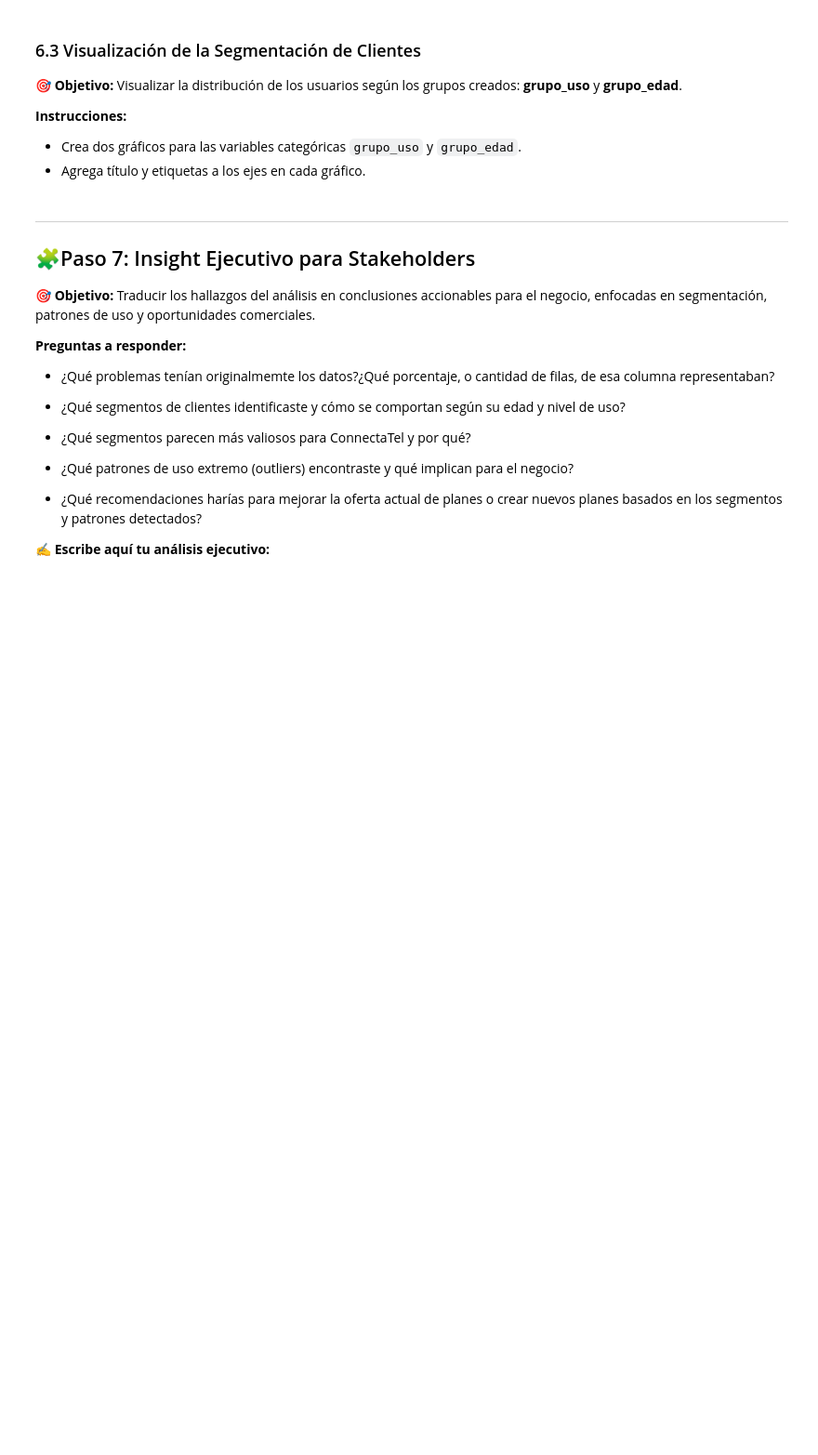
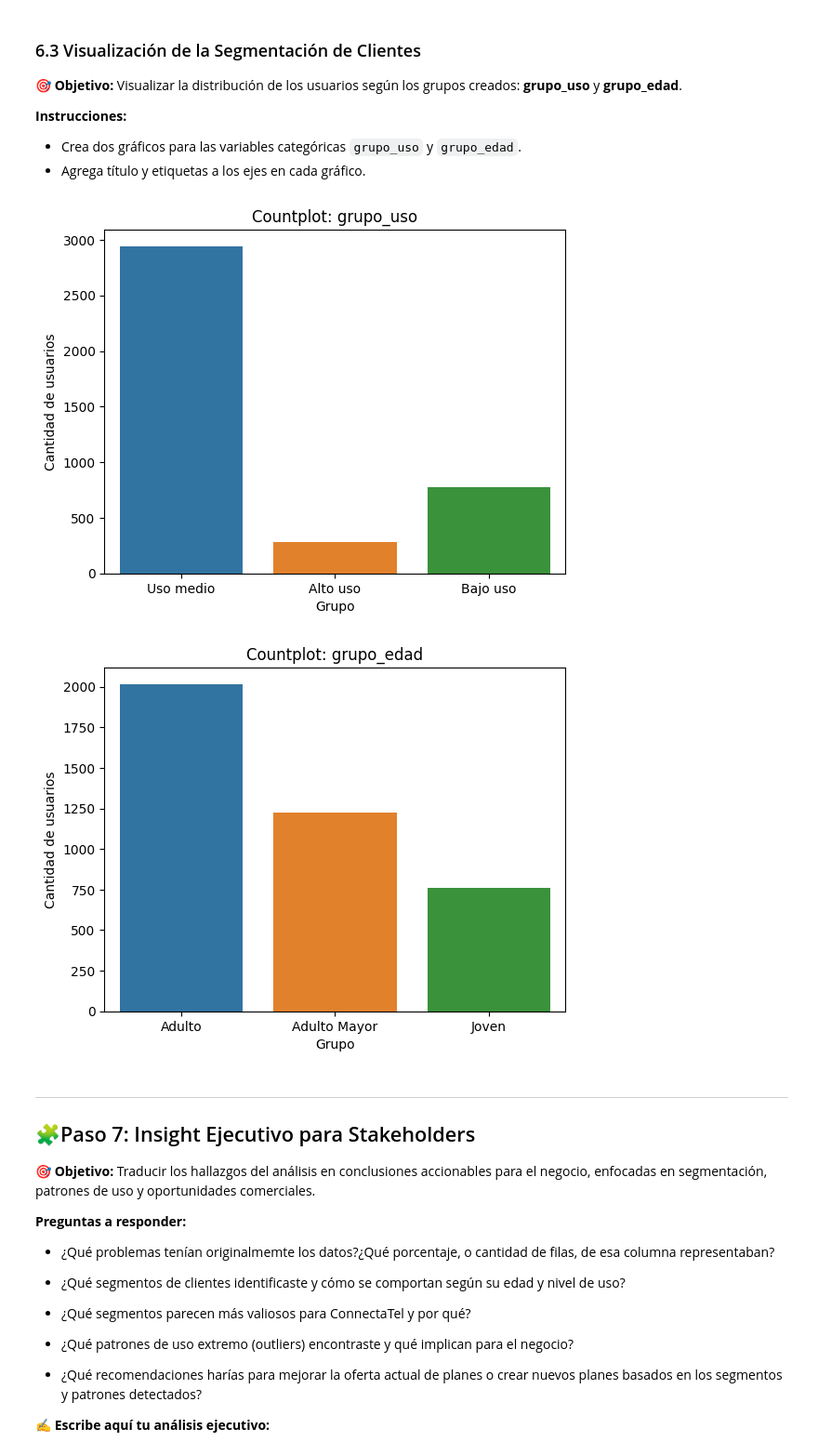
Before and after one commit to franciscoescobarda/analysis-connectatel, a Jupyter notebook: S7 Version-Estudiante-Project-ConnectaTel.ipynb, the cells around one changed output. Shown at 93% size. Cells and saved outputs as stored; diff of their text form; code cells hidden in the pictures; blank space fills up the shorter version.

```diff
--- a/S7 Version-Estudiante-Project-ConnectaTel.ipynb
+++ b/S7 Version-Estudiante-Project-ConnectaTel.ipynb
@@ -752,3 +797,23 @@ user_profile.head()
   - `'Adulto Mayor'` para el resto de casos
 # %%
 # Crear columna grupo_edad
+def grupo_edad(row):
+    age_group=row['age']
+
+    #manejo de valores nulos o faltantes
+    if pd.isna(age_group):
+        return "Sin edad"
+
+    #joven
+    if age_group < 30:
+        return "Joven"
+    #adulto
+    elif age_group < 60:
+        return "Adulto"
+    #adulto mayor
+    else:
+        return "Adulto Mayor"
+
+#Aplicar función y ver cambios
+user_profile['grupo_edad']=user_profile.apply(grupo_edad,axis=1)
+print(user_profile['grupo_edad'].value_counts())
@@ -764,7 +841,14 @@ user_profile.head()
 - Crea dos gráficos para las variables categóricas `grupo_uso` y `grupo_edad`.
 - Agrega título y etiquetas a los ejes en cada gráfico.
 # %%
-# Visualización de los segmentos por uso
-sns.countplot(...)
-
-plt.show()
+# Visualización de los segmentos por uso y edad
+columnas_grupo = ['grupo_uso','grupo_edad']
+for col in columnas_grupo:
+    sns.countplot(data=user_profile,x=col)
+    plt.xlabel('Grupo')
+    plt.ylabel('Cantidad de usuarios')
+    plt.title(f'Countplot: {col}')
+    plt.show()
+# %% [output]
+[figure, added]
+[figure, added]
```
Also changed, not shown: parts of 10 cells of this notebook.
